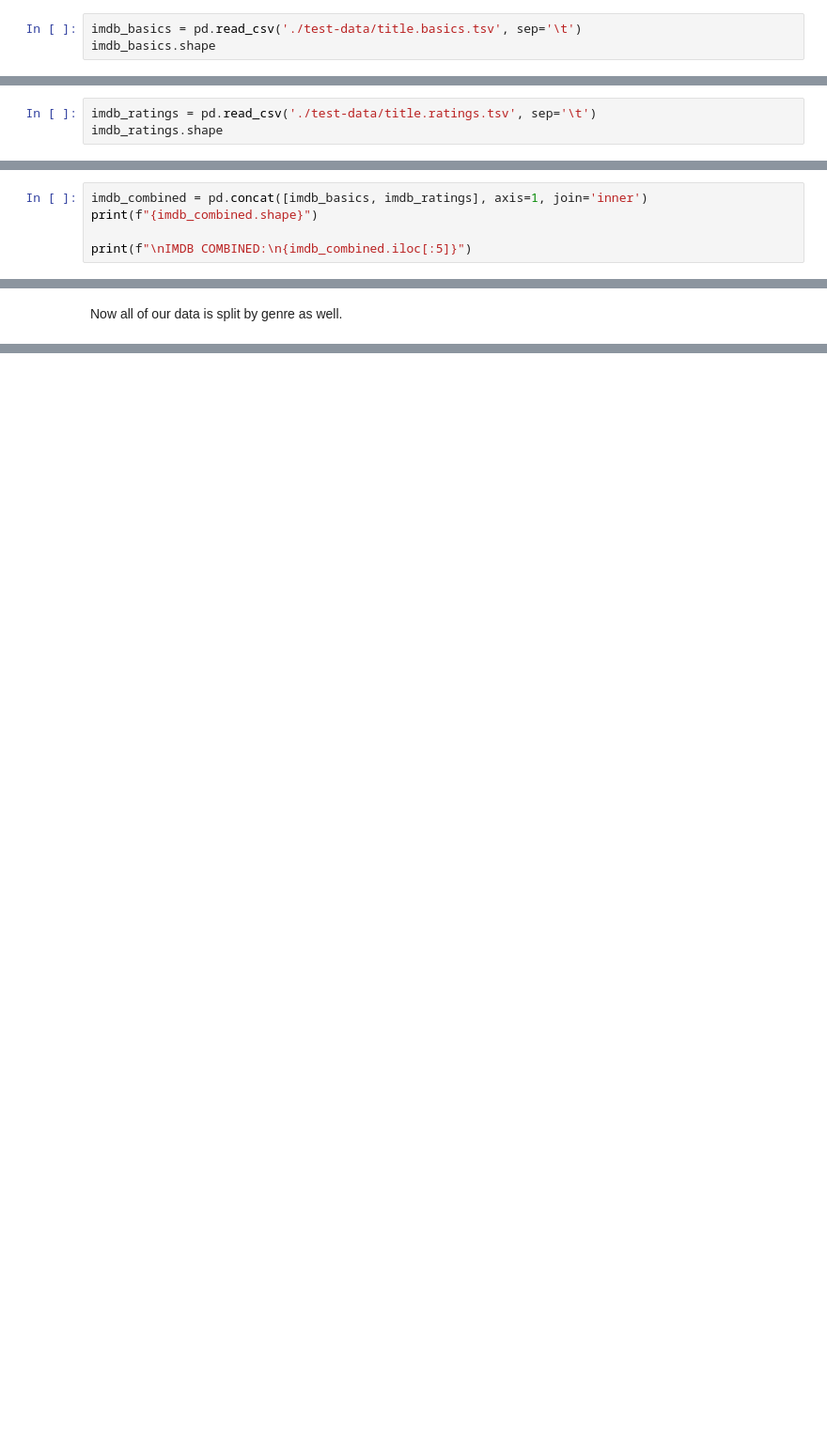
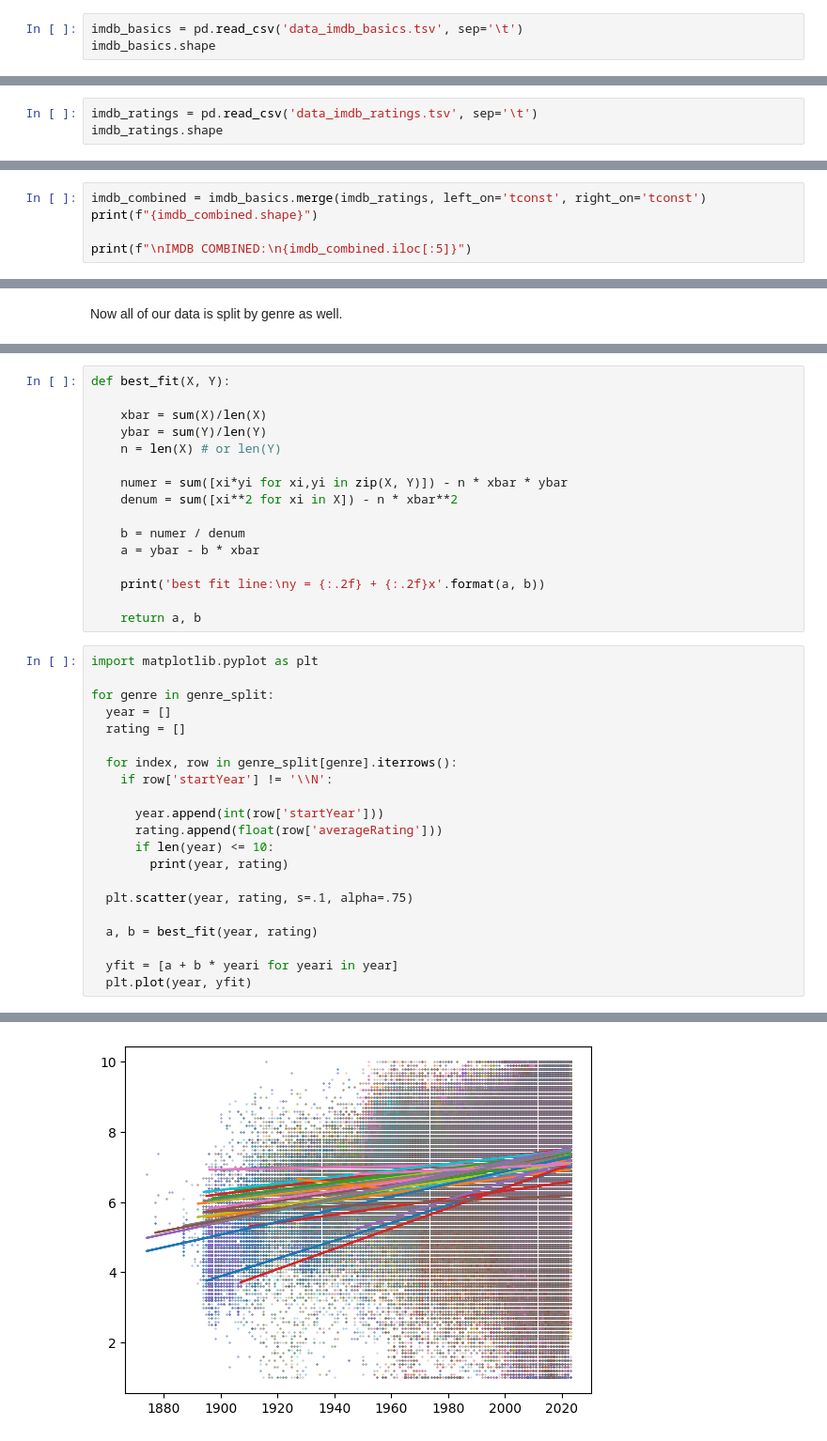
Before and after one commit to Baegll/Bestflix, a Jupyter notebook: Bestflix.ipynb, the cells around one changed output, grey strips where cells are left out. Shown at 94% size. Cells and saved outputs as stored; diff of their text form; blank space fills up the shorter version.

```diff
--- a/Bestflix.ipynb
+++ b/Bestflix.ipynb
@@ -3,6 +3,6 @@ import pandas as pd
 # %% [markdown]
 IMDB (https://datasets.imdbws.com/) has data available for use, but it requires some preprocessing. For starters, the name of the movie and the rating aren't in the same dataset. So we will combine those to one pandas dataframe. We can also combine any of the IMDB datasets for further data mining, as they have a shared constant for every row (tconst)
 # %%
-imdb_basics = pd.read_csv('./test-data/title.basics.tsv', sep='\t')
+imdb_basics = pd.read_csv('data_imdb_basics.tsv', sep='\t')
 imdb_basics.shape
 # %% [output]
@@ -10,4 +10,4 @@ imdb_basics.shape
 # %%
-imdb_ratings = pd.read_csv('./test-data/title.ratings.tsv', sep='\t')
+imdb_ratings = pd.read_csv('data_imdb_ratings.tsv', sep='\t')
 imdb_ratings.shape
 # %% [output]
@@ -41,5 +41,5 @@ IMDB BASICS:
 # %%
-imdb_combined = pd.concat([imdb_basics, imdb_ratings], axis=1, join='inner')
+imdb_combined = imdb_basics.merge(imdb_ratings, left_on='tconst', right_on='tconst')
 print(f"{imdb_combined.shape}")
 
 print(f"\nIMDB COMBINED:\n{imdb_combined.iloc[:5]}")
@@ -207,0 +230,38 @@ genre_split_avg['AAdult'].head()
+# %%
+def best_fit(X, Y):
+
+    xbar = sum(X)/len(X)
+    ybar = sum(Y)/len(Y)
+    n = len(X) # or len(Y)
+
+    numer = sum([xi*yi for xi,yi in zip(X, Y)]) - n * xbar * ybar
+    denum = sum([xi**2 for xi in X]) - n * xbar**2
+
+    b = numer / denum
+    a = ybar - b * xbar
+
+    print('best fit line:\ny = {:.2f} + {:.2f}x'.format(a, b))
+
+    return a, b
+# %%
+import matplotlib.pyplot as plt
+
+for genre in genre_split:
+  year = []
+  rating = []
+
+  for index, row in genre_split[genre].iterrows():
+    if row['startYear'] != '\\N':
+
+      year.append(int(row['startYear']))
+      rating.append(float(row['averageRating']))
+      if len(year) <= 10:
+        print(year, rating)
+
+  plt.scatter(year, rating, s=.1, alpha=.75)
+
+  a, b = best_fit(year, rating)
+
+  yfit = [a + b * yeari for yeari in year]
+  plt.plot(year, yfit)
+# %% [output]
@@ -207,0 +285 @@ genre_split_avg['AAdult'].head()
+[figure, added]
```
Also changed, not shown: parts of 17 cells of this notebook.
